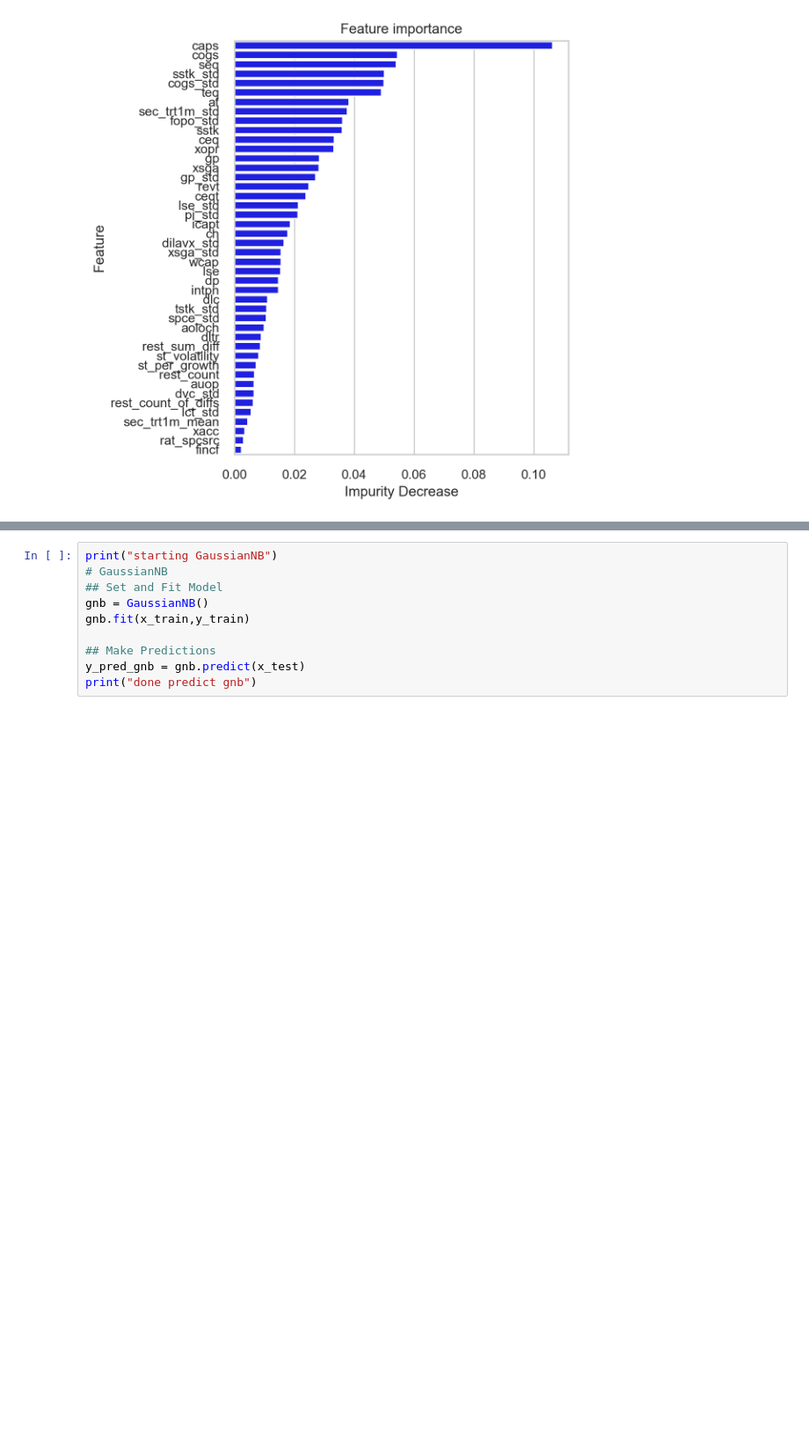
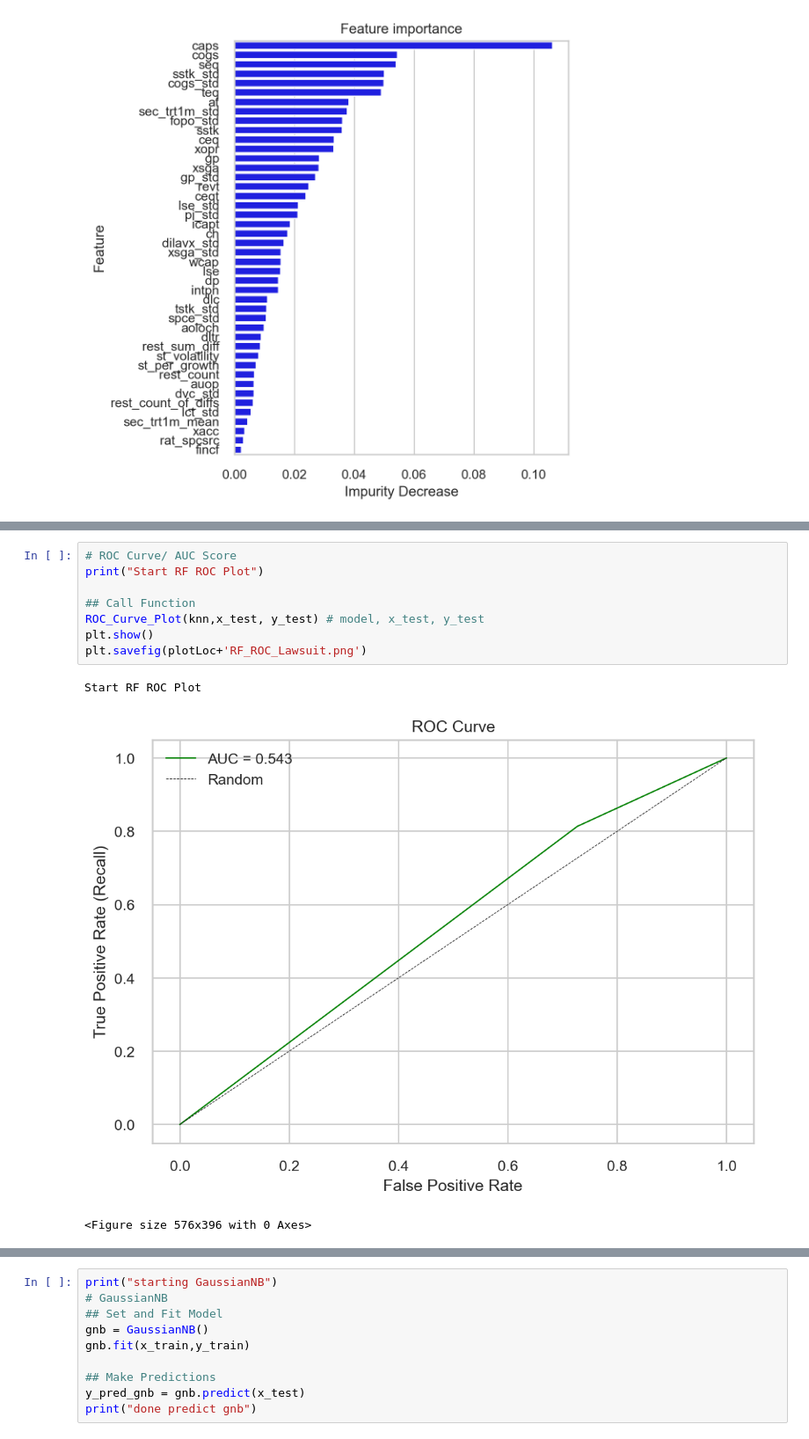
Before and after one commit to bcullinan32/CapstoneProject, a Jupyter notebook: Capstone_Modeling.ipynb, the cells around one changed output, grey strips where cells are left out. Shown at 88% size. Saved outputs shown, nothing was run; the diff lists cells and outputs as text; blank space fills up the shorter version.

```diff
--- a/Capstone_Modeling.ipynb
+++ b/Capstone_Modeling.ipynb
@@ -1106 +1189,13 @@ Start RF
+# %%
+# ROC Curve/ AUC Score
+print("Start RF ROC Plot")
+
+## Call Function
+ROC_Curve_Plot(knn,x_test, y_test) # model, x_test, y_test
+plt.show()
+plt.savefig(plotLoc+'RF_ROC_Lawsuit.png')
+# %% [output]
+Start RF ROC Plot
+[figure, added]
+<Figure size 576x396 with 0 Axes>
 # %% [markdown]
```
Also changed, not shown: parts of 38 cells of this notebook, 9 other files.
